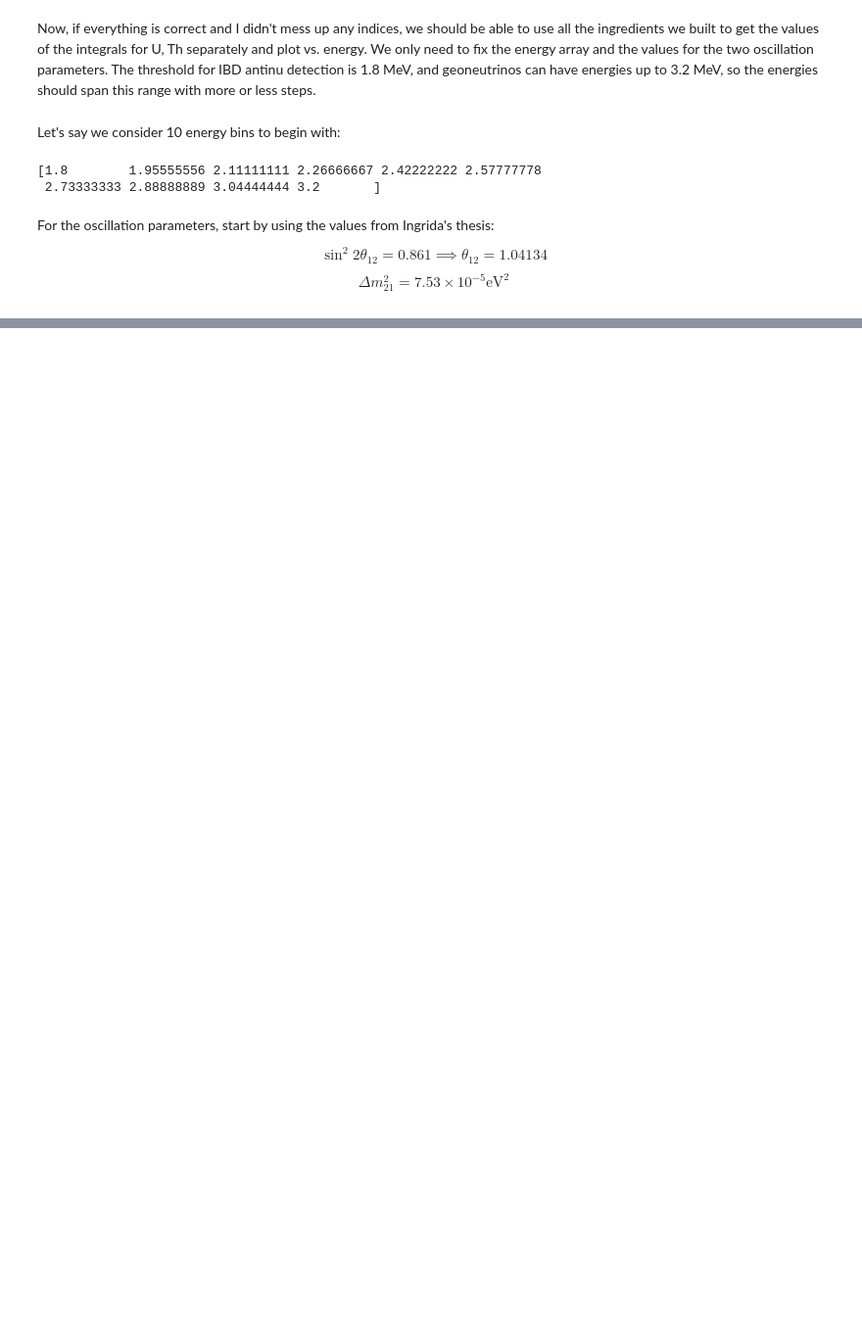
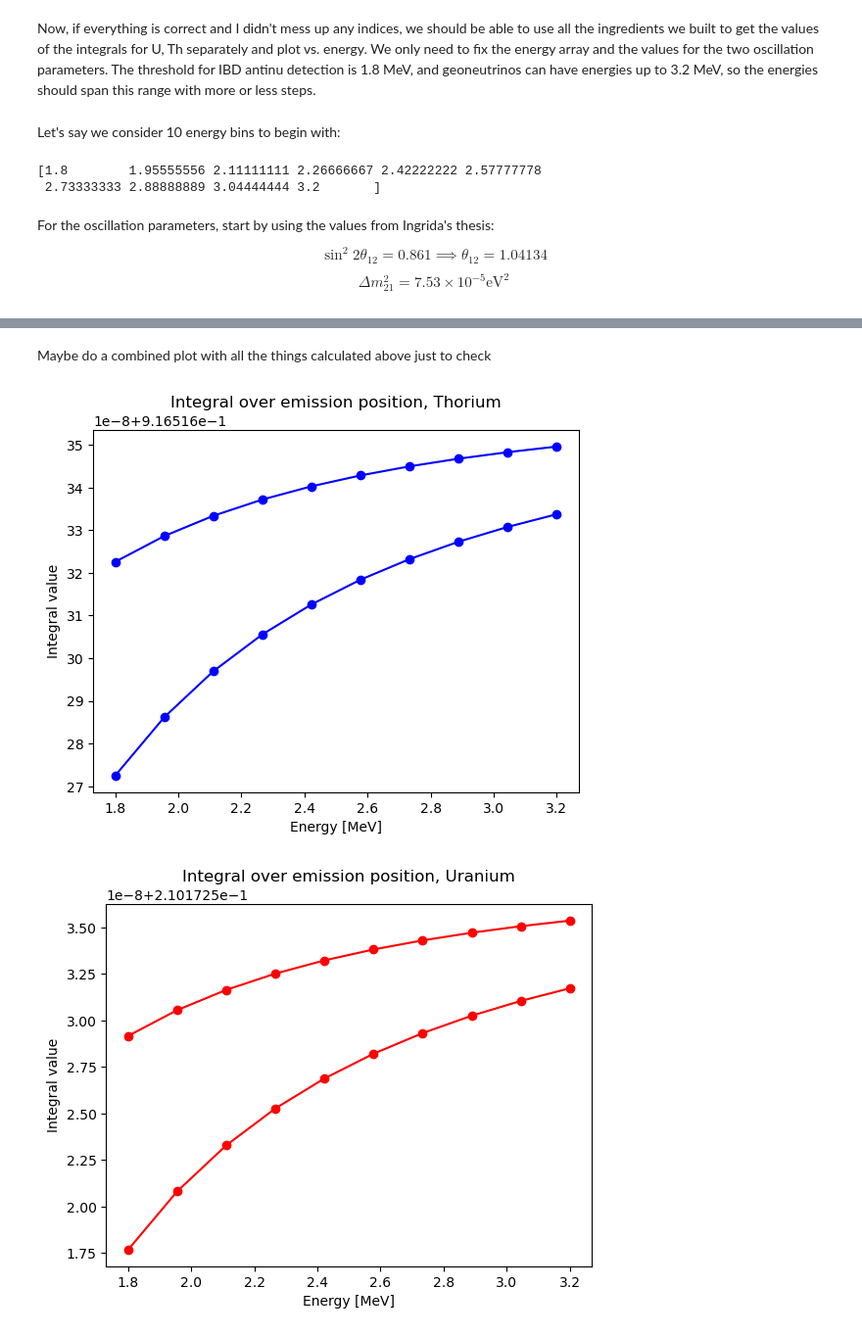
Before and after one commit to claradima/geonu_oscillation, a Jupyter notebook: Earth model.ipynb, the cells around one changed output, grey strips where cells are left out. Shown at 98% size. Drawn from its saved outputs; the diff is of its cells as text; code cells hidden in the pictures; blank space fills up the shorter version.

```diff
--- a/Earth model.ipynb
+++ b/Earth model.ipynb
@@ -561,0 +567,49 @@ For each geological model, can keep varying oscillation parameters to see what w
+# %% [markdown]
+Maybe do a combined plot with all the things calculated above just to check
+# %%
+theta_12 = 1.04134
+delta_m_21_squared = 7.53 * 10**(-5)
+
+coordinates = np.linspace(-6371, 6371, grid_count)
+grid_1d_size = coordinates[1] - coordinates[0]
+
+Th_integral_values_2 = integral_over_positions_Th(mantle_crust_grid, energy_array, grid_1d_size, theta_12, delta_m_21_squared, A_Th_array, rho_array)
+
+U_integral_values_2 = integral_over_positions_U(mantle_crust_grid, energy_array, grid_1d_size, theta_12, delta_m_21_squared, A_U_array, rho_array)
+# %%
+#Thorium
+plt.plot(energy_array, Th_integral_values, marker='o', linestyle='-', color='b', label='delta_m_21^2 = 5 x 10^(-5)')
+plt.plot(energy_array, Th_integral_values_2, marker='o', linestyle='-', color='b', label='delta_m_21^2 = 7.53 x 10^(-5)')
+
+plt.xlabel('Energy [MeV]')
+plt.ylabel('Integral value')
+plt.title('Integral over emission position, Thorium')
+
+plt.show()
+
+#Uranium
+plt.plot(energy_array, U_integral_values, marker='o', linestyle='-', color='r', label='delta_m_21^2 = 5 x 10^(-5)')
+plt.plot(energy_array, U_integral_values_2, marker='o', linestyle='-', color='r', label='delta_m_21^2 = 7.53 x 10^(-5)')
+
+plt.xlabel('Energy [MeV]')
+plt.ylabel('Integral value')
+plt.title('Integral over emission position, Uranium')
+
+plt.show()
+
+#Both together
+plt.plot(energy_array, Th_integral_values, marker='o', linestyle='-', color='b', label='Thorium, delta_m_21^2 = 5 x 10^(-5)')
+plt.plot(energy_array, U_integral_values, marker='o', linestyle='-', color='r', label='Uranium, delta_m_21^2 = 5 x 10^(-5)')
+plt.plot(energy_array, Th_integral_values_2, marker='*', linestyle='-', color='b', label='Thorium, delta_m_21^2 = 7.53 x 10^(-5)')
+plt.plot(energy_array, U_integral_values_2, marker='*', linestyle='-', color='r', label='Uranium, delta_m_21^2 = 7.53 x 10^(-5)')
+
+plt.xlabel('Energy [MeV]')
+plt.ylabel('Integral value')
+plt.title('Integral over emission position')
+
+plt.legend()
+
+plt.show()
+# %% [output]
+[figure, added]
+[figure, added]
```
Also changed, not shown: parts of 49 cells of this notebook.
